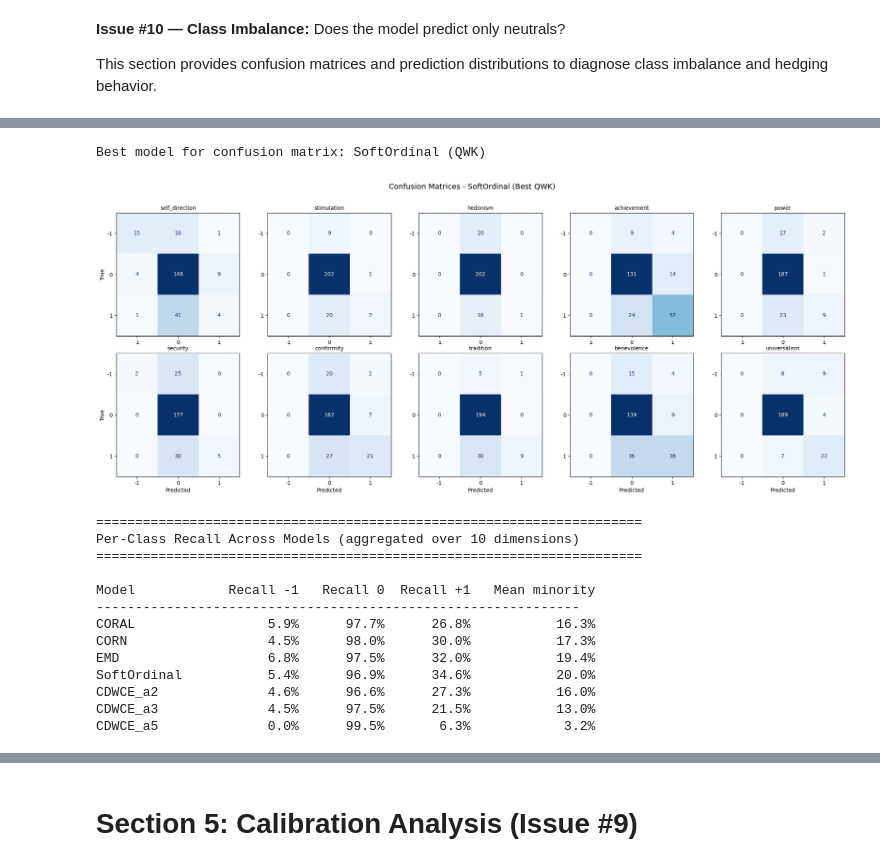
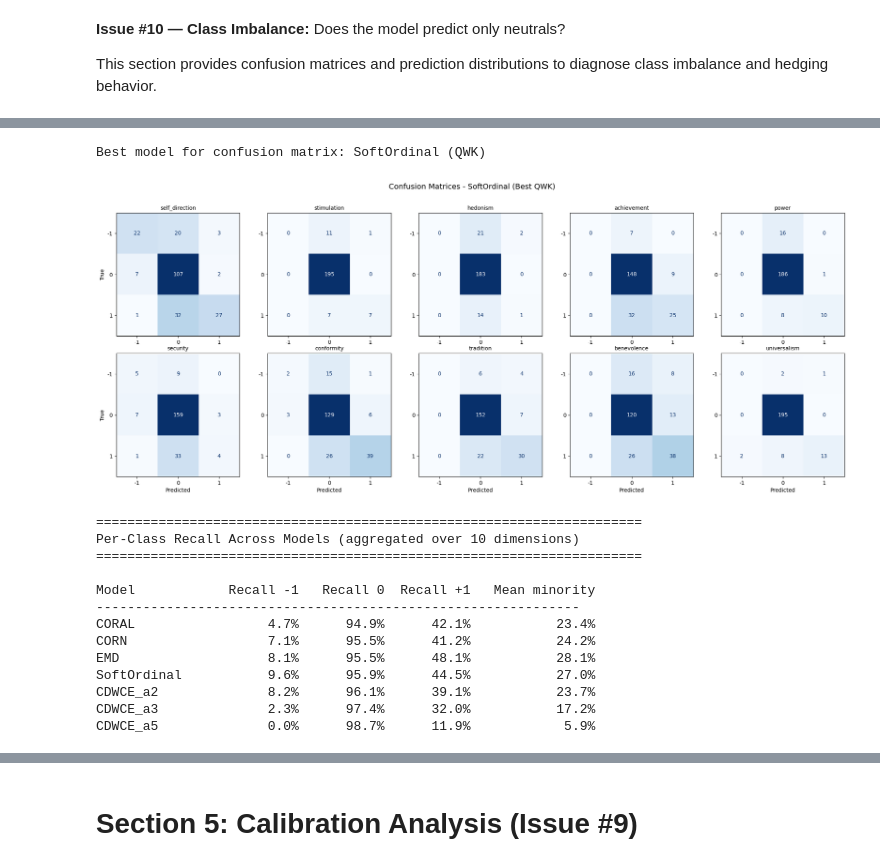
Before and after one commit to DesmondChoy/twinkl, a Jupyter notebook: notebooks/critic_training/v4/critic_training_v4.ipynb, the cells around one changed output, grey strips where cells are left out. Cells and saved outputs as stored; diff of their text form; code cells hidden in the pictures.

Commit message:
feat: implement twinkl-681.1 metric-aligned ordinal selection

```diff
--- a/notebooks/critic_training/v4/critic_training_v4.ipynb
+++ b/notebooks/critic_training/v4/critic_training_v4.ipynb
@@ -1394,70 +1603,56 @@ for i, dim in enumerate(SCHWARTZ_VALUE_ORDER):
     axes_flat[i].set_ylabel("True" if i % 5 == 0 else "")
 plt.suptitle(
     f"Confusion Matrices - {best_model_name} (Best {best_model_reason})",
     fontsize=14,
     y=1.02,
 )
 plt.tight_layout()
 plt.show()
 
 # Per-class recall table across all models
 print(f"\n{'=' * 70}")
 print("Per-Class Recall Across Models (aggregated over 10 dimensions)")
 print(f"{'=' * 70}")
 print(
     f"\n{'Model':<15s} {'Recall -1':>10s} {'Recall 0':>10s} "
     f"{'Recall +1':>10s} {'Mean minority':>15s}"
 )
 print("-" * 62)
 
 all_recall_data = {}
 for model_name, res in all_results.items():
-    pred_cls = discretize_predictions(res["predictions"])
-    target_cls = discretize_predictions(res["targets"])
-
-    recall_minus1 = []
-    recall_zero = []
-    recall_plus1 = []
-
-    for i, dim in enumerate(SCHWARTZ_VALUE_ORDER):
-        cm = confusion_matrix(target_cls[:, i], pred_cls[:, i], labels=[-1, 0, 1])
-        for c, recall_list in enumerate([recall_minus1, recall_zero, recall_plus1]):
-            row_sum = cm[c].sum()
-            recall = cm[c, c] / row_sum if row_sum > 0 else float("nan")
-            recall_list.append(recall)
-
-    mean_r_neg = np.nanmean(recall_minus1)
-    mean_r_zero = np.nanmean(recall_zero)
-    mean_r_pos = np.nanmean(recall_plus1)
-    mean_minority = np.nanmean(recall_minus1 + recall_plus1)
+    recall_minus1 = float(res.get("recall_minus1", float("nan")))
+    recall_zero = float(res.get("recall_zero", float("nan")))
+    recall_plus1 = float(res.get("recall_plus1", float("nan")))
+    mean_minority = float(res.get("minority_recall_mean", float("nan")))
 
     all_recall_data[model_name] = {
-        "recall_minus1": mean_r_neg,
-        "recall_zero": mean_r_zero,
-        "recall_plus1": mean_r_pos,
+        "recall_minus1": recall_minus1,
+        "recall_zero": recall_zero,
+        "recall_plus1": recall_plus1,
         "mean_minority": mean_minority,
     }
 
     print(
-        f"{model_name:<15s} {mean_r_neg:>10.1%} {mean_r_zero:>10.1%} "
-        f"{mean_r_pos:>10.1%} {mean_minority:>15.1%}"
+        f"{model_name:<15s} {recall_minus1:>10.1%} {recall_zero:>10.1%} "
+        f"{recall_plus1:>10.1%} {mean_minority:>15.1%}"
     )
 # %% [output]
 Best model for confusion matrix: SoftOrdinal (QWK)
-[figure, old version]
+[figure, new version]
 ======================================================================
 Per-Class Recall Across Models (aggregated over 10 dimensions)
 ======================================================================
 
 Model            Recall -1   Recall 0  Recall +1   Mean minority
 --------------------------------------------------------------
-CORAL                 5.9%      97.7%      26.8%           16.3%
-CORN                  4.5%      98.0%      30.0%           17.3%
-EMD                   6.8%      97.5%      32.0%           19.4%
-SoftOrdinal           5.4%      96.9%      34.6%           20.0%
-CDWCE_a2              4.6%      96.6%      27.3%           16.0%
-CDWCE_a3              4.5%      97.5%      21.5%           13.0%
-CDWCE_a5              0.0%      99.5%       6.3%            3.2%
+CORAL                 4.7%      94.9%      42.1%           23.4%
+CORN                  7.1%      95.5%      41.2%           24.2%
+EMD                   8.1%      95.5%      48.1%           28.1%
+SoftOrdinal           9.6%      95.9%      44.5%           27.0%
+CDWCE_a2              8.2%      96.1%      39.1%           23.7%
+CDWCE_a3              2.3%      97.4%      32.0%           17.2%
+CDWCE_a5              0.0%      98.7%      11.9%            5.9%
 # %%
 # Cell 4d — Hedging comparison: % predictions in [-0.3, 0.3] per model
 
```
Also changed, not shown: parts of 15 cells of this notebook, 6 other files.
